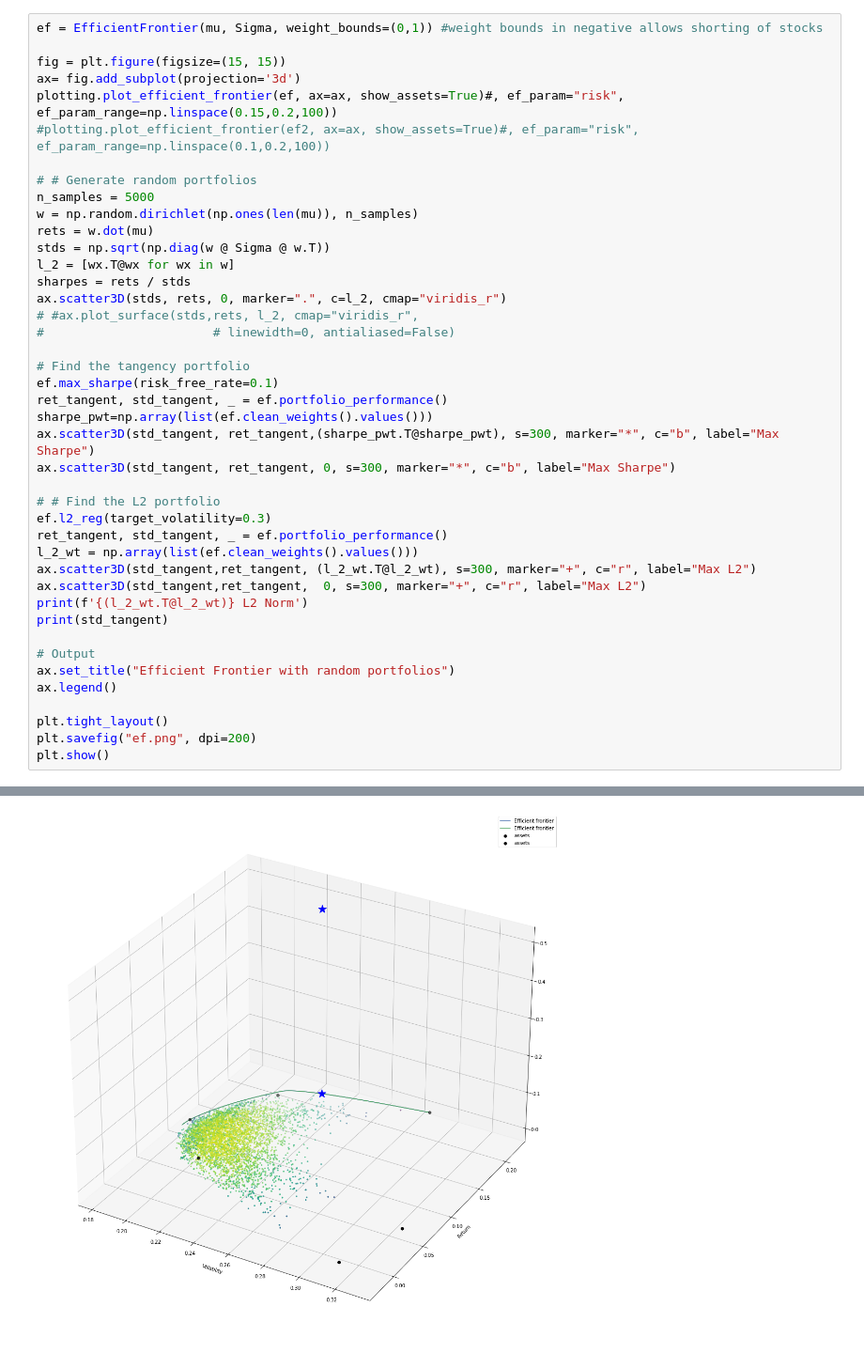
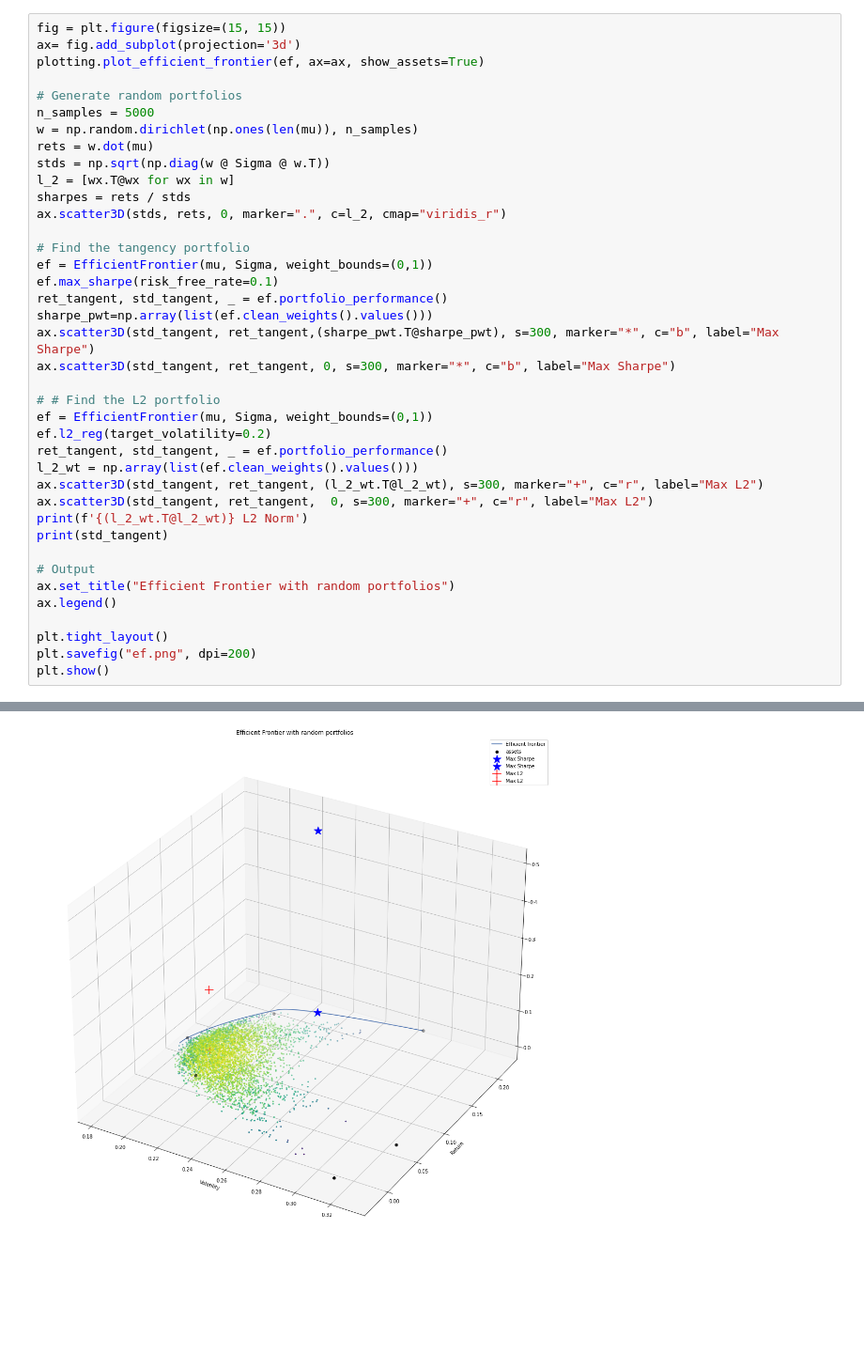
Before and after one commit to FabianGoessling/portfolio_optimization, a Jupyter notebook: portfolio_min_l2_norm.ipynb, the cells around one changed output, grey strips where cells are left out. Shown: that part at 94% size. Drawn from its saved outputs; the diff is of its cells as text; blank space fills up the shorter version.

```diff
--- a/portfolio_min_l2_norm.ipynb
+++ b/portfolio_min_l2_norm.ipynb
@@ -77,14 +66,11 @@ def l2_reg(self, target_volatility, market_neutral=False):
 # Add the custom optimization problem
 EfficientFrontier.l2_reg = l2_reg
 # %%
-ef = EfficientFrontier(mu, Sigma, weight_bounds=(0,1)) #weight bounds in negative allows shorting of stocks
-
 fig = plt.figure(figsize=(15, 15))
 ax= fig.add_subplot(projection='3d')
-plotting.plot_efficient_frontier(ef, ax=ax, show_assets=True)#, ef_param="risk", ef_param_range=np.linspace(0.15,0.2,100))
-#plotting.plot_efficient_frontier(ef2, ax=ax, show_assets=True)#, ef_param="risk", ef_param_range=np.linspace(0.1,0.2,100))
+plotting.plot_efficient_frontier(ef, ax=ax, show_assets=True)
 
-# # Generate random portfolios
+# Generate random portfolios
 n_samples = 5000
 w = np.random.dirichlet(np.ones(len(mu)), n_samples)
 rets = w.dot(mu)
@@ -92,10 +78,9 @@ stds = np.sqrt(np.diag(w @ Sigma @ w.T))
 l_2 = [wx.T@wx for wx in w]
 sharpes = rets / stds
 ax.scatter3D(stds, rets, 0, marker=".", c=l_2, cmap="viridis_r")
-# #ax.plot_surface(stds,rets, l_2, cmap="viridis_r",
-#                       # linewidth=0, antialiased=False)
 
 # Find the tangency portfolio
+ef = EfficientFrontier(mu, Sigma, weight_bounds=(0,1))
 ef.max_sharpe(risk_free_rate=0.1)
 ret_tangent, std_tangent, _ = ef.portfolio_performance()
 sharpe_pwt=np.array(list(ef.clean_weights().values()))
@@ -103,11 +88,12 @@ ax.scatter3D(std_tangent, ret_tangent,(sharpe_pwt.T@sharpe_pwt), s=300, marker="
 ax.scatter3D(std_tangent, ret_tangent, 0, s=300, marker="*", c="b", label="Max Sharpe")
 
 # # Find the L2 portfolio
-ef.l2_reg(target_volatility=0.3)
+ef = EfficientFrontier(mu, Sigma, weight_bounds=(0,1))
+ef.l2_reg(target_volatility=0.2)
 ret_tangent, std_tangent, _ = ef.portfolio_performance()
 l_2_wt = np.array(list(ef.clean_weights().values()))
-ax.scatter3D(std_tangent,ret_tangent, (l_2_wt.T@l_2_wt), s=300, marker="+", c="r", label="Max L2")
-ax.scatter3D(std_tangent,ret_tangent,  0, s=300, marker="+", c="r", label="Max L2")
+ax.scatter3D(std_tangent, ret_tangent, (l_2_wt.T@l_2_wt), s=300, marker="+", c="r", label="Max L2")
+ax.scatter3D(std_tangent, ret_tangent,  0, s=300, marker="+", c="r", label="Max L2")
 print(f'{(l_2_wt.T@l_2_wt)} L2 Norm')
 print(std_tangent)
 
@@ -123 +110 @@ OptimizationError: ('Please check your objectives/constraints or use a different
-[figure, old version]
+[figure, new version]
```
Also changed, not shown: parts of 6 cells of this notebook, 3 other files.
